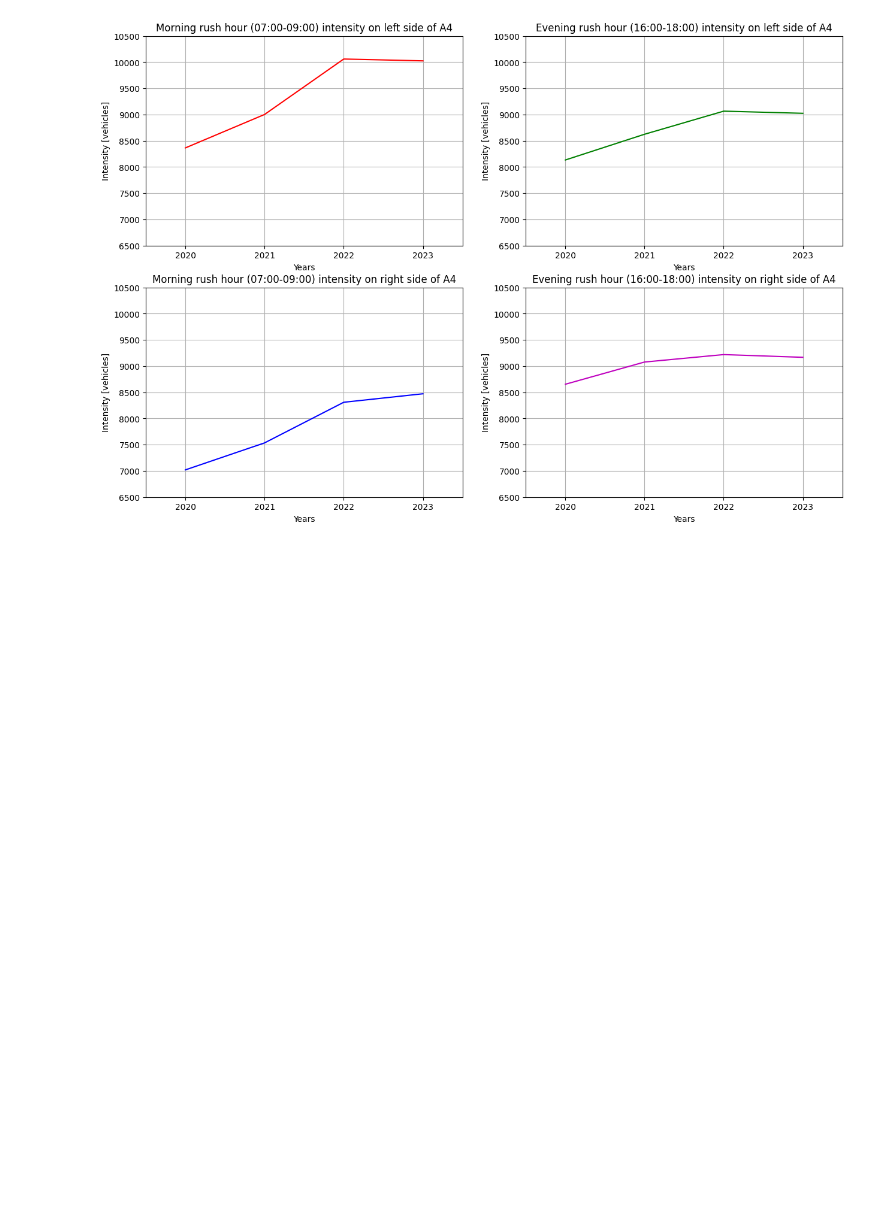
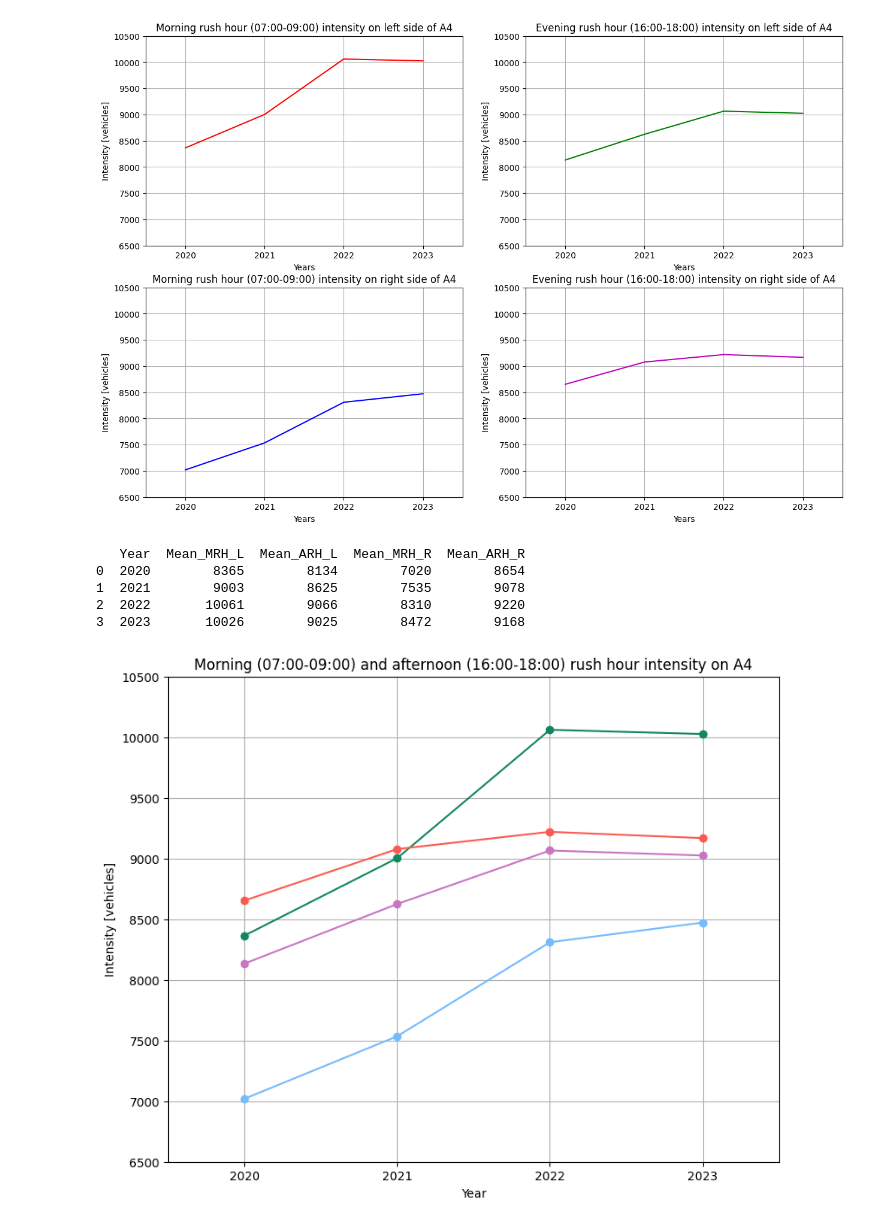
Before and after one commit to Liselotvansteekelenburg/TIL6010-LabAssignments, a Jupyter notebook: Ch2.ipynb, the cells around one changed output. Cells and saved outputs as stored; diff of their text form; code cells hidden in the pictures; blank space fills up the shorter version.

```diff
--- a/Ch2.ipynb
+++ b/Ch2.ipynb
@@ -268,0 +344,10 @@ intensity_corona(years)
+# %%
+years = [2020, 2021, 2022, 2023]
+intensity_corona(years)
+# %% [output]
+   Year  Mean_MRH_L  Mean_ARH_L  Mean_MRH_R  Mean_ARH_R
+0  2020        8365        8134        7020        8654
+1  2021        9003        8625        7535        9078
+2  2022       10061        9066        8310        9220
+3  2023       10026        9025        8472        9168
+[figure, added]
```
Also changed, not shown: parts of 3 cells of this notebook.
